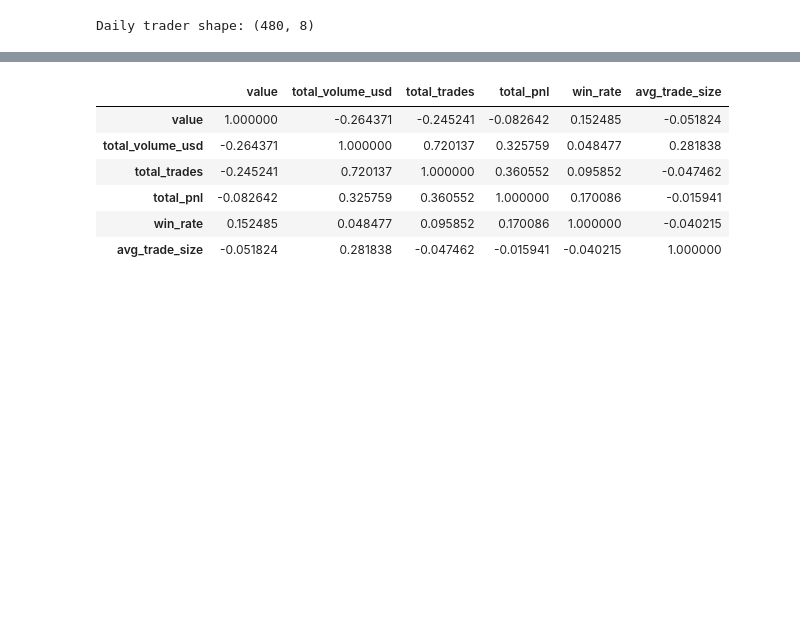
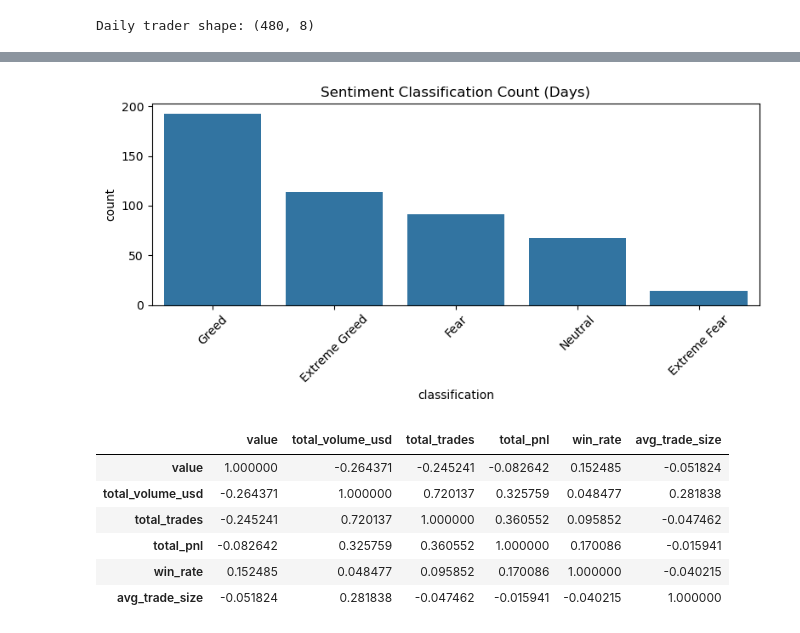
Before and after one commit to harsh2kum/Bitcoin-fear-greed-Trading-insights, a Jupyter notebook: Notebook_1.ipynb, the cells around one changed output, grey strips where cells are left out. Cells and saved outputs as stored; diff of their text form; code cells hidden in the pictures; blank space fills up the shorter version.

```diff
--- a/Trading Analysis.ipynb
+++ b/Notebook_1.ipynb
@@ -146,6 +146,17 @@ Merged Shape: (479, 12)
 | 2 | 2023-12-14 | 11 | 113203.35 | 10291.213636 | -205.434737 | -18.675885 | 0.363636 | 28.300831 | ... |
 | 3 | 2023-12-15 | 2 | 10609.95 | 5304.975000 | -24.632034 | -12.316017 | 0.000000 | 2.652489 | ... |
 | 4 | 2023-12-16 | 3 | 15348.77 | 5116.256667 | 0.000000 | 0.000000 | 0.000000 | 3.837189 | ... |
+# %%
+# Sentiment distribution (how many days in Fear/Greed etc.)
+plt.figure(figsize=(8,4))
+sns.countplot(data=merged_df, x="classification", order=merged_df["classification"].value_counts().index)
+plt.title("Sentiment Classification Count (Days)")
+plt.xticks(rotation=45)
+plt.tight_layout()
+plt.savefig("outputs/sentiment_count.png")
+plt.show()
+# %% [output]
+[figure, added]
 # %%
 corr_cols = ["value", "total_volume_usd", "total_trades", "total_pnl", "win_rate", "avg_trade_size"]
 display(merged_df[corr_cols].corr())
```
Also changed, not shown: parts of 4 cells of this notebook, 3 other files.
